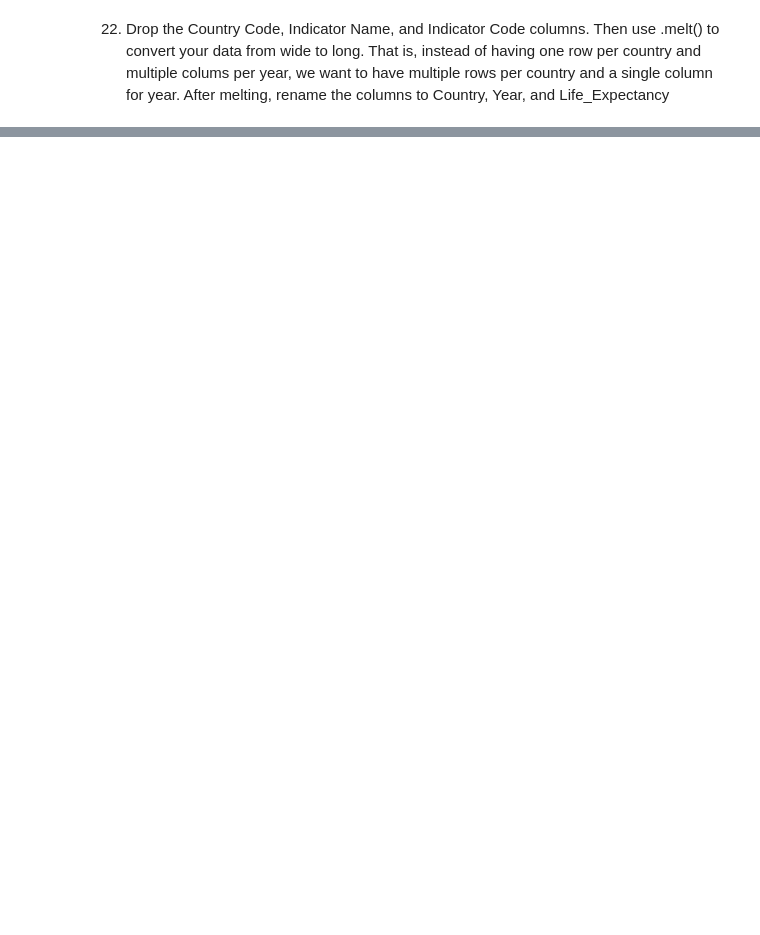
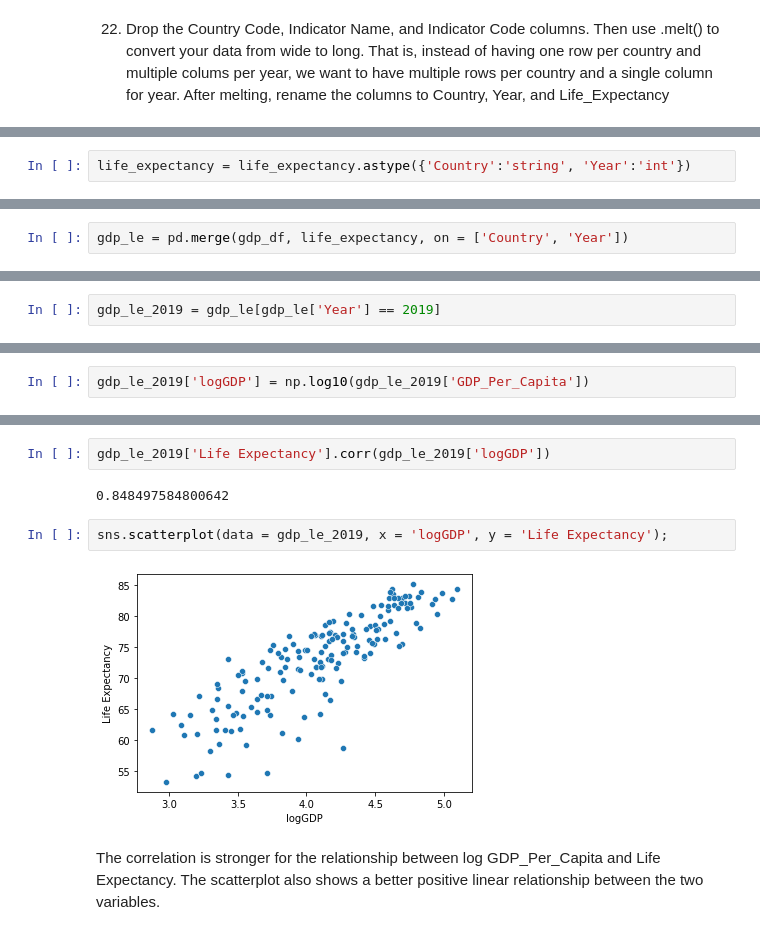
Before and after one commit to nss-data-science-cohort-6/un_data_question-essetetsahai, a Jupyter notebook: notebooks/UN_Data_Exploration.ipynb, the cells around one changed output, grey strips where cells are left out. Cells and saved outputs as stored; diff of their text form; blank space fills up the shorter version.

```diff
--- a/notebooks/UN_Data_Exploration.ipynb
+++ b/notebooks/UN_Data_Exploration.ipynb
@@ -464,0 +462,2 @@ lf_exp80[lf_exp80.Year == lf_exp80.Year.min()]
+# %%
+life_expectancy = life_expectancy.astype({'Country':'string', 'Year':'int'})
@@ -464,0 +471,2 @@ lf_exp80[lf_exp80.Year == lf_exp80.Year.min()]
+# %%
+gdp_le = pd.merge(gdp_df, life_expectancy, on = ['Country', 'Year'])
@@ -464,0 +515,2 @@ lf_exp80[lf_exp80.Year == lf_exp80.Year.min()]
+# %%
+gdp_le_2019 = gdp_le[gdp_le['Year'] == 2019]
@@ -464,0 +562,2 @@ lf_exp80[lf_exp80.Year == lf_exp80.Year.min()]
+# %%
+gdp_le_2019['logGDP'] = np.log10(gdp_le_2019['GDP_Per_Capita'])
@@ -464,0 +576,10 @@ lf_exp80[lf_exp80.Year == lf_exp80.Year.min()]
+# %%
+gdp_le_2019['Life Expectancy'].corr(gdp_le_2019['logGDP'])
+# %% [output]
+0.848497584800642
+# %%
+sns.scatterplot(data = gdp_le_2019, x = 'logGDP', y = 'Life Expectancy');
+# %% [output]
+[figure, added]
+# %% [markdown]
+The correlation is stronger for the relationship between log GDP_Per_Capita and Life Expectancy. The scatterplot also shows a better positive linear relationship between the two variables.
```
Also changed, not shown: parts of 40 cells of this notebook.
